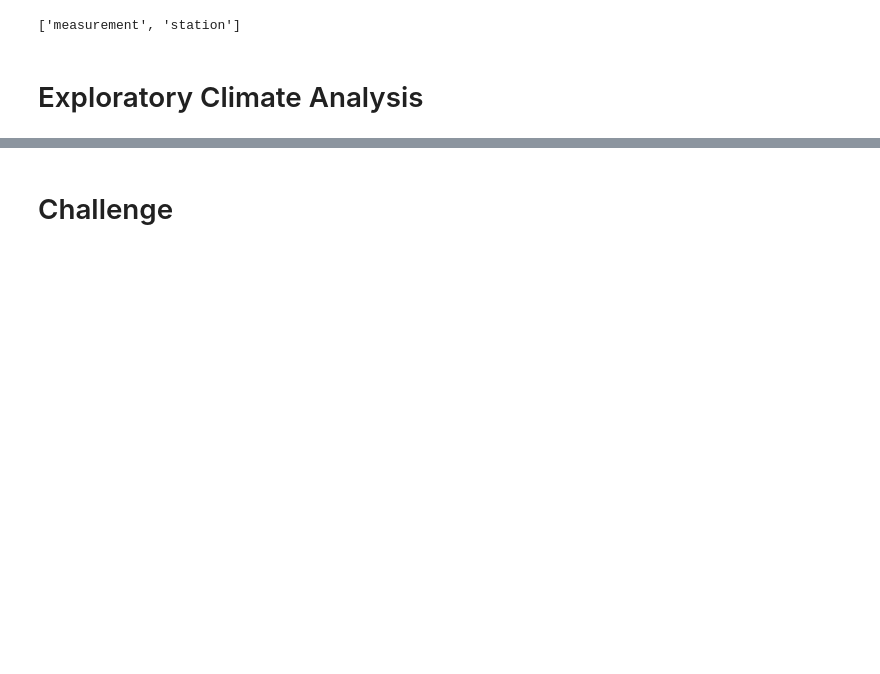
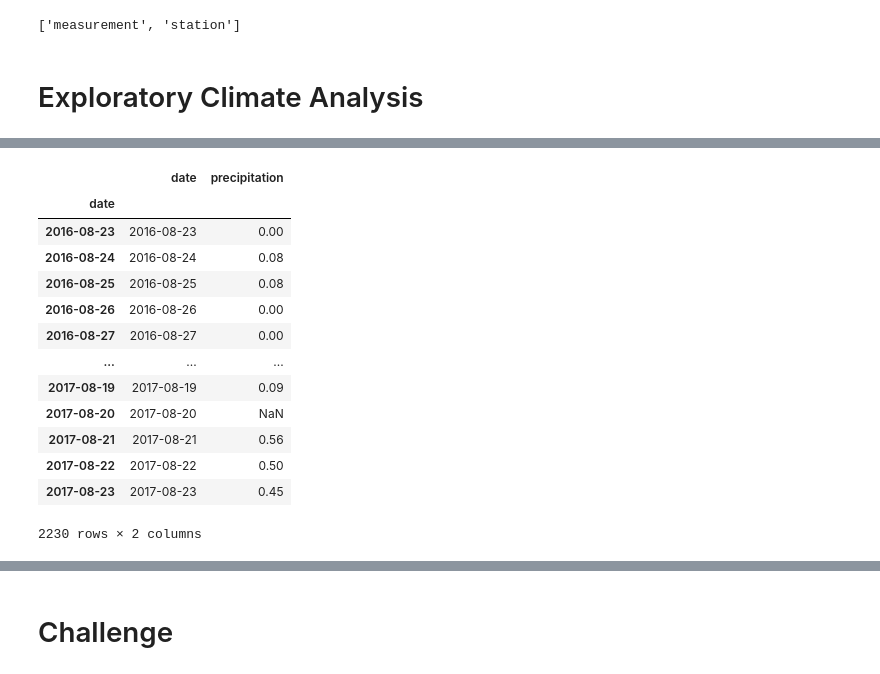
Before and after one commit to geforcerafa/surfs_up, a Jupyter notebook: climate_analysis.ipynb, the cells around one changed output, grey strips where cells are left out. Drawn from its saved outputs; the diff is of its cells as text; code cells hidden in the pictures; blank space fills up the shorter version.

```diff
--- a/climate_analysis.ipynb
+++ b/climate_analysis.ipynb
@@ -48,13 +48,18 @@ session = Session(engine)
 # %%
 # Design a query to retrieve the last 12 months of precipitation data and plot the results.
 #Starting from the last data point in the database.
+prev_year = dt.date(2017, 8, 23)
 
 # Calculate the date one year from the last date in data set.
+prev_year = dt.date(2017, 8, 23) - dt.timedelta(days=365)
 
 # Perform a query to retrieve the data and precipitation scores
+#creating a variable to store the results
+results = []
 
-# Save the query results as a Pandas DataFrame and set the index to the date column
+#  Next, let's add our session that we created earlier so that we can query our database
+# The session.query() function for this query will take two parameters
+results = session.query(Measurement.date, Measurement.prcp)
 
-# Sort the dataframe by date
-
-# Use Pandas Plotting with Matplotlib to plot the data
+# This will print everything that is returned in the query.
+print(results.all())
@@ -60,0 +95,18 @@ session = Session(engine)
+# %%
+df.set_index(df['date'], inplace=True)
+df
+# %% [output]
+|  | date | precipitation |
+| date |  |  |
+| 2016-08-23 | 2016-08-23 | 0.00 |
+| 2016-08-24 | 2016-08-24 | 0.08 |
+| 2016-08-25 | 2016-08-25 | 0.08 |
+| 2016-08-26 | 2016-08-26 | 0.00 |
+| 2016-08-27 | 2016-08-27 | 0.00 |
+| ... | ... | ... |
+| 2017-08-19 | 2017-08-19 | 0.09 |
+| 2017-08-20 | 2017-08-20 | NaN |
+| 2017-08-21 | 2017-08-21 | 0.56 |
+| 2017-08-22 | 2017-08-22 | 0.50 |
+| 2017-08-23 | 2017-08-23 | 0.45 |
+2230 rows × 2 columns
```
Also changed, not shown: parts of 10 cells of this notebook.
